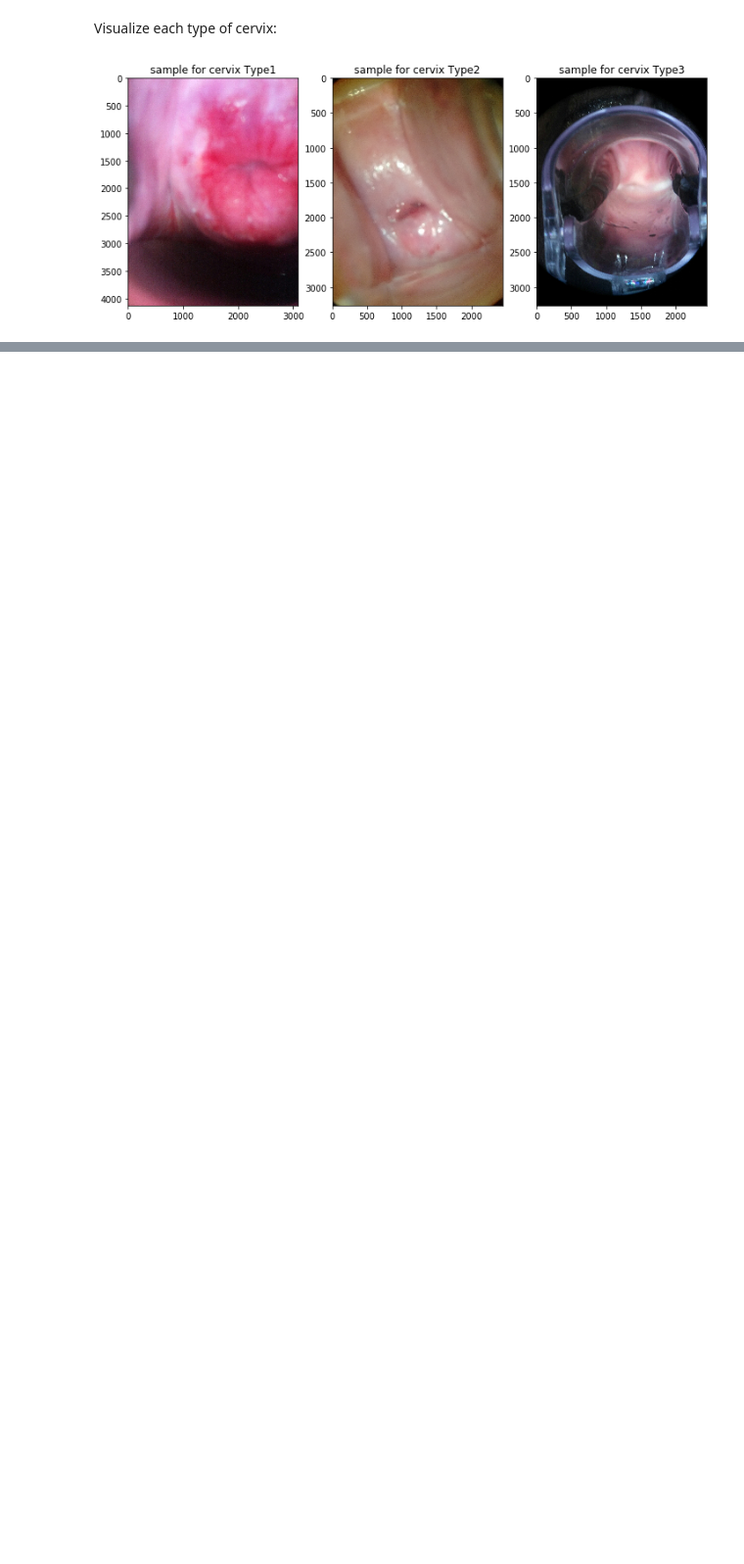
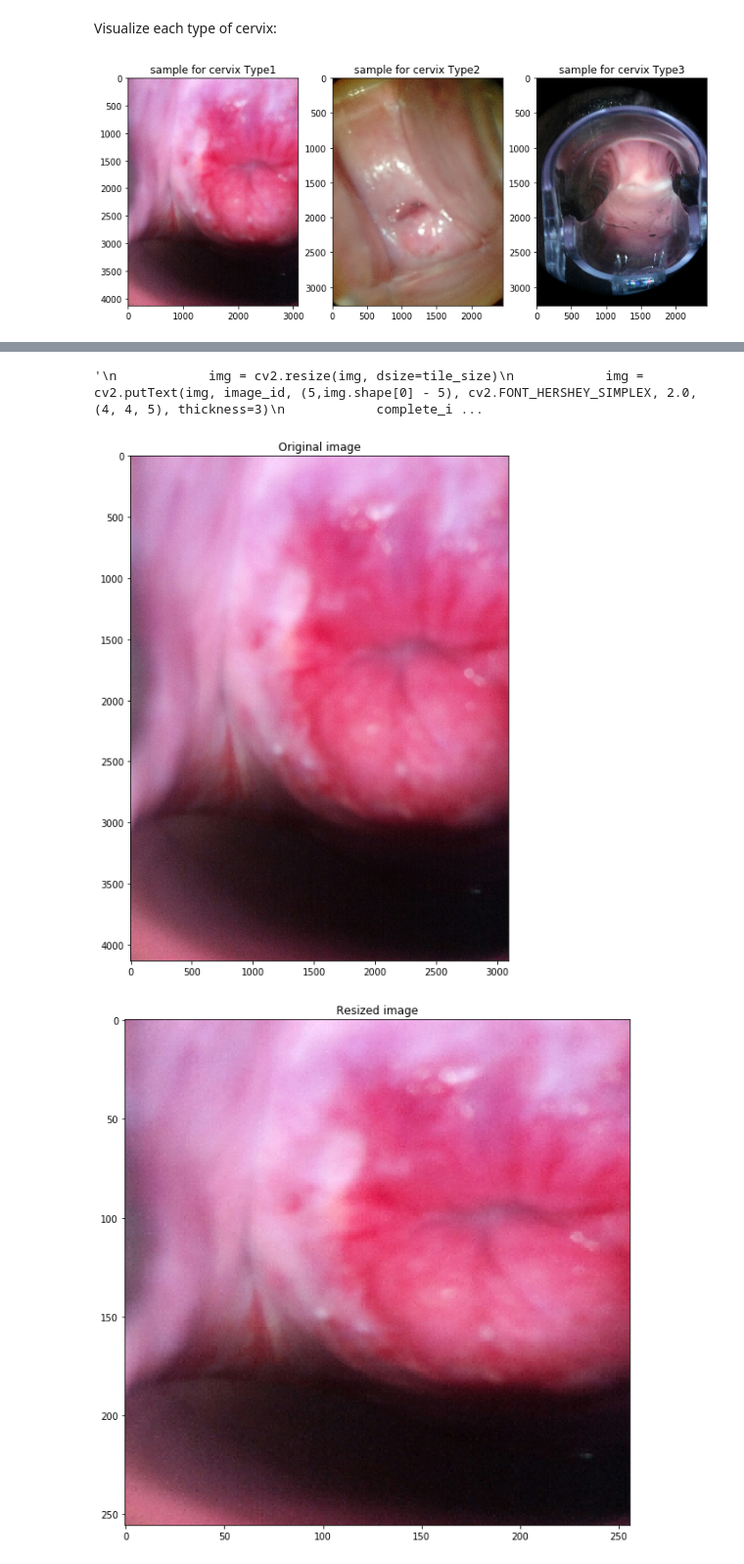
Before and after one commit to NadiaBlostein/Ai4GoodLab_CombatCervicalCancer, a Jupyter notebook: cervix_shapes_dataset_1.ipynb, the cells around one changed output, grey strips where cells are left out. Shown at 98% size. Saved outputs shown, nothing was run; the diff lists cells and outputs as text; code cells hidden in the pictures; blank space fills up the shorter version.

Commit message:
figured out how to display and resize images as well as how to obtain the tensor of their rgb integer values

```diff
--- a/cervix_shapes_dataset_1.ipynb
+++ b/cervix_shapes_dataset_1.ipynb
@@ -156,0 +173,10 @@ sns.barplot(x="count", y="size_with_type", data=shapes_df_grouped)
+# %%
+def get_image_data(image_id, image_type):
+    """
+    Method to get image data as np.array specifying image id and type
+    """
+    fname = get_filename(image_id, image_type)
+    img = cv2.imread(fname)
+    assert img is not None, "Failed to read image : %s, %s" % (image_id, image_type)
+    img = cv2.cvtColor(img, cv2.COLOR_BGR2RGB)
+    return img
@@ -156,0 +185,3 @@ sns.barplot(x="count", y="size_with_type", data=shapes_df_grouped)
+# %%
+def plt_st(l1,l2):
+    plt.figure(figsize=(l1,l2))
@@ -156,0 +190,19 @@ sns.barplot(x="count", y="size_with_type", data=shapes_df_grouped)
+# %%
+img = get_image_data(191, "Type1")
+plt_st(10, 10)
+plt.imshow(img)
+plt.title("Original image")
+
+img = cv2.resize(img, dsize=(256,256))
+plt_st(10, 10)
+plt.imshow(img)
+plt.title("Resized image")
+
+img = cv2.putText(img, image_id, (5,img.shape[0] - 5), cv2.FONT_HERSHEY_SIMPLEX, 2.0, (4, 4, 5), thickness=3)
+plt_st(10, 10)
+plt.imshow(img)
+plt.title("Labeled image")
+# %% [output]
+'\n            img = cv2.resize(img, dsize=tile_size)\n            img = cv2.putText(img, image_id, (5,img.shape[0] - 5), cv2.FONT_HERSHEY_SIMPLEX, 2.0, (4, 4, 5), thickness=3)\n            complete_i ...
+[figure, added]
+[figure, added]
```
Also changed, not shown: parts of 16 cells of this notebook.
